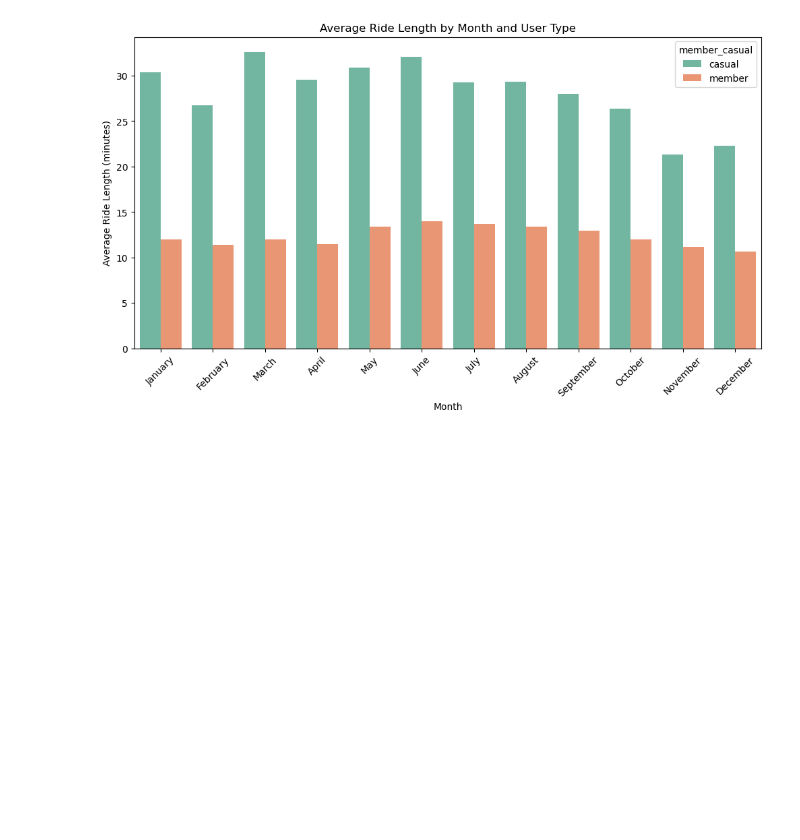
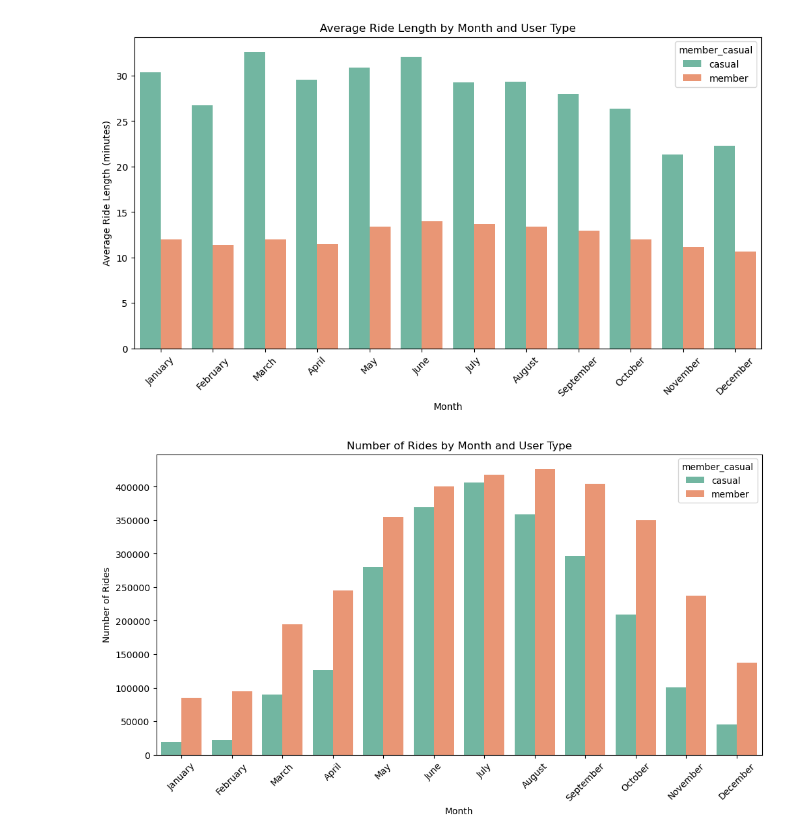
Before and after one commit to narz0001/Google-Data-Analytics-Cert-Bike-Share-Case-Study, a Jupyter notebook: bike_share_analytics.ipynb, the cells around one changed output. Drawn from its saved outputs; the diff is of its cells as text; code cells hidden in the pictures; blank space fills up the shorter version.

```diff
--- a/bike_share_analytics.ipynb
+++ b/bike_share_analytics.ipynb
@@ -247,3 +247,16 @@ plt.xticks(rotation=45)
 plt.show()
 # %% [output]
 [figure]
+# %%
+ride_count_by_month_and_user = df.groupby(['month', 'member_casual'])['ride_id'].count().reset_index()
+
+# Barplot to visualize the number of rides by month for each user type
+plt.figure(figsize=(12, 6))
+sns.barplot(x='month', y='ride_id', hue='member_casual', data=ride_count_by_month_and_user, palette='Set2', order=month_order)
+plt.xlabel('Month')
+plt.ylabel('Number of Rides')
+plt.title('Number of Rides by Month and User Type')
+plt.xticks(rotation=45)
+plt.show()
+# %% [output]
+[figure, added]
```
Also changed, not shown: parts of 2 cells of this notebook.
